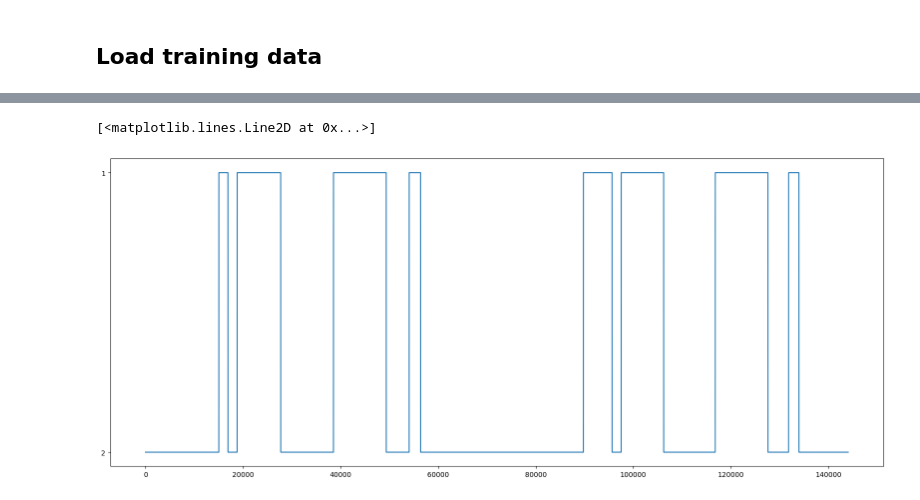
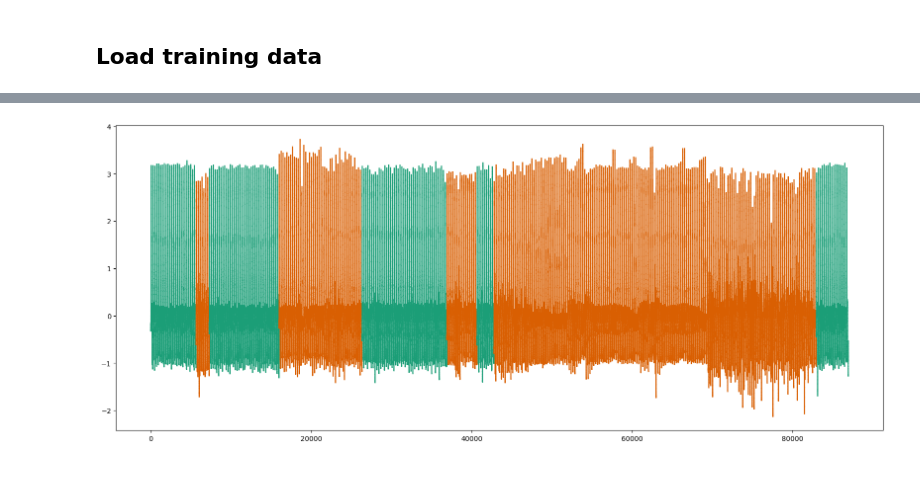
Before and after one commit to readytensor/rt_datasets_time_step_classification, a Jupyter notebook: datasets/raw/strawberry/prepare_data.ipynb, the cells around one changed output, grey strips where cells are left out. Cells and saved outputs as stored; diff of their text form; code cells hidden in the pictures.

```diff
--- a/datasets/raw/strawberry/prepare_data.ipynb
+++ b/datasets/raw/strawberry/prepare_data.ipynb
@@ -73 +71,5 @@ train_df
+# %%
+plot_series(test_df)
+# %% [output]
+[figure, added]
 # %%
@@ -75,9 +78,3 @@ full.to_csv(full_outp_fname, index=False)
 test_key_df.to_csv(test_key_outp_fname, index=False)
 train_df.to_csv(train_outp_fname, index=False)
 test_df.to_csv(test_outp_fname, index=False)
-# %%
-plt.figure(figsize=(20,8))
-plt.plot(train_df['label'])
-# %% [output]
-[<matplotlib.lines.Line2D at 0x...>]
-[figure, removed]
```
Also changed, not shown: parts of 8 cells of this notebook.
